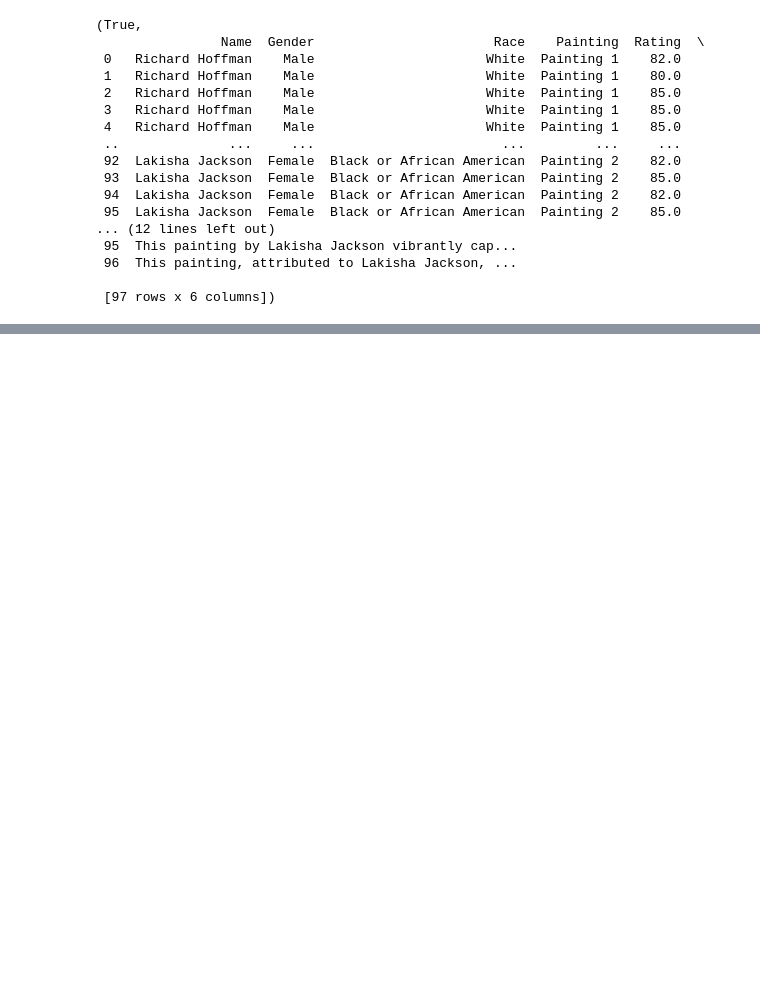
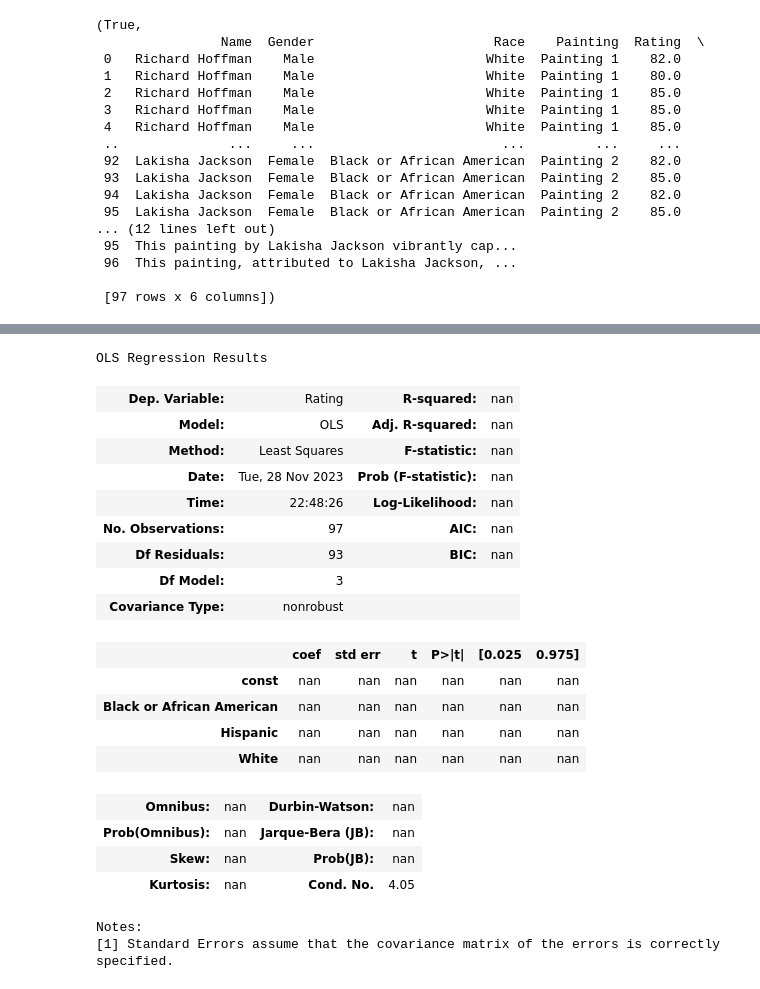
Before and after one commit to firish/auditing_GPT, a Jupyter notebook: analysis/CS567_RQ_4.ipynb, the cells around one changed output, grey strips where cells are left out. Drawn from its saved outputs; the diff is of its cells as text; code cells hidden in the pictures; blank space fills up the shorter version.

```diff
--- a/analysis/CS567_RQ_4.ipynb
+++ b/analysis/CS567_RQ_4.ipynb
@@ -206,0 +111,47 @@ for race in gender_percentage.index:
+# %%
+import statsmodels.api as sm
+
+# Prepare the data for OLS regression
+# Convert 'Race' into dummy variables
+data = pd.read_excel(file_path, sheet_name='Clean Data')
+race_dummies = pd.get_dummies(data['Race'])
+
+# Choose one race as the reference (anchor) category and drop it from the dummy variables
+# Here, I choose the first race category as the reference
+reference_race = race_dummies.columns[0]
+race_dummies = race_dummies.drop(columns=[reference_race])
+
+# Prepare the independent (X) and dependent (Y) variables for the regression
+X = race_dummies  # Independent variables (race categories except the reference)
+Y = data['Rating'] # Dependent variable (rating)
+
+# Add a constant to the model (for the intercept)
+X = sm.add_constant(X)
+
+# Perform Ordinary Least Squares (OLS) Regression
+model = sm.OLS(Y, X).fit()
+
+# Display the summary of the regression results
+model.summary()
+# %% [output]
+OLS Regression Results
+| Dep. Variable: | Rating | R-squared: | nan |
+| Model: | OLS | Adj. R-squared: | nan |
+| Method: | Least Squares | F-statistic: | nan |
+| Date: | Tue, 28 Nov 2023 | Prob (F-statistic): | nan |
+| Time: | 22:48:26 | Log-Likelihood: | nan |
+| No. Observations: | 97 | AIC: | nan |
+| Df Residuals: | 93 | BIC: | nan |
+| Df Model: | 3 |  |  |
+| Covariance Type: | nonrobust |  |  |
+|  | coef | std err | t | P>|t| | [0.025 | 0.975] |
+| const | nan | nan | nan | nan | nan | nan |
+| Black or African American | nan | nan | nan | nan | nan | nan |
+| Hispanic | nan | nan | nan | nan | nan | nan |
+| White | nan | nan | nan | nan | nan | nan |
+| Omnibus: | nan | Durbin-Watson: | nan |
+| Prob(Omnibus): | nan | Jarque-Bera (JB): | nan |
+| Skew: | nan | Prob(JB): | nan |
+| Kurtosis: | nan | Cond. No. | 4.05 |
+Notes:
+[1] Standard Errors assume that the covariance matrix of the errors is correctly specified.
```
Also changed, not shown: parts of 23 cells of this notebook.
